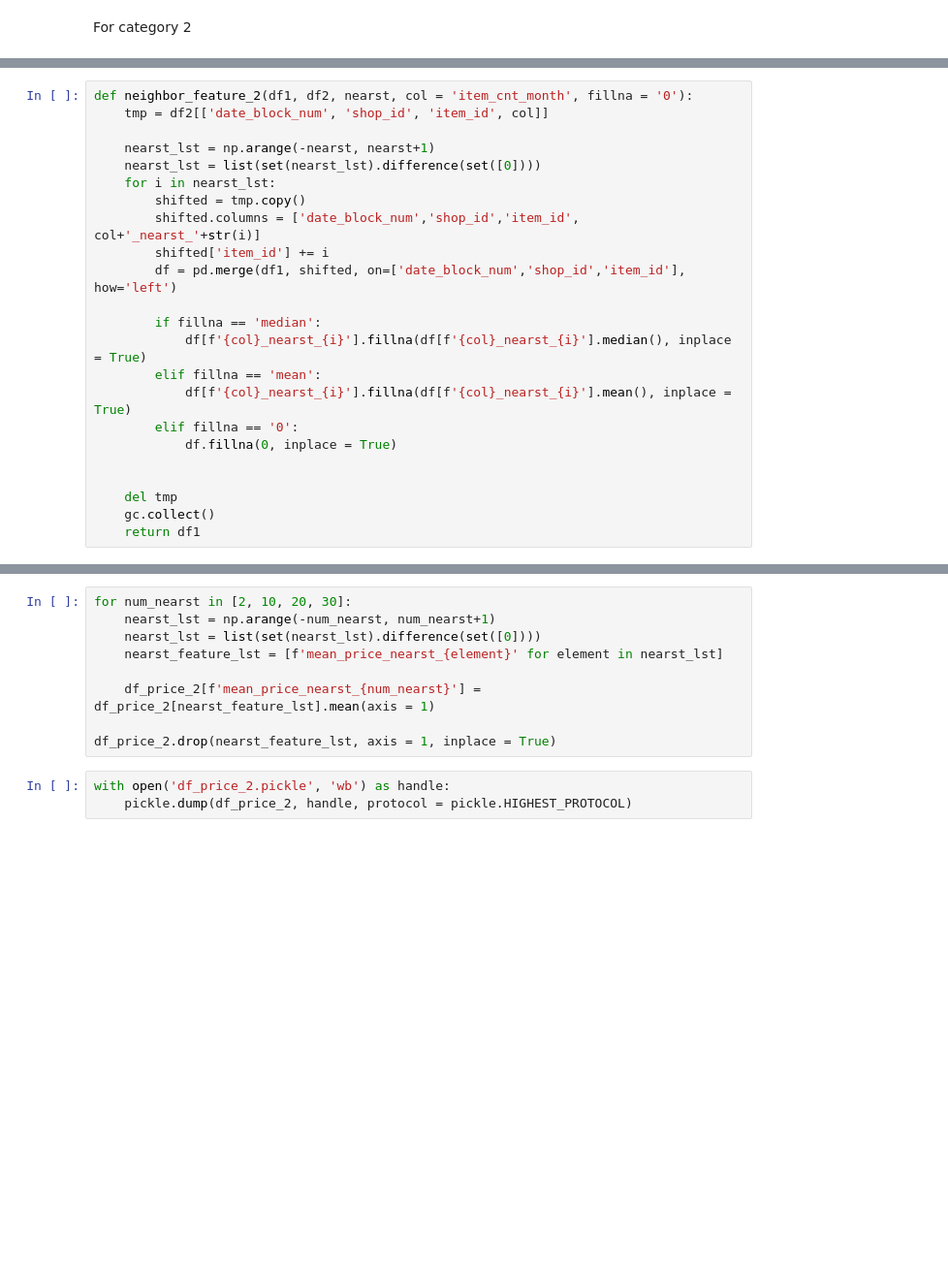
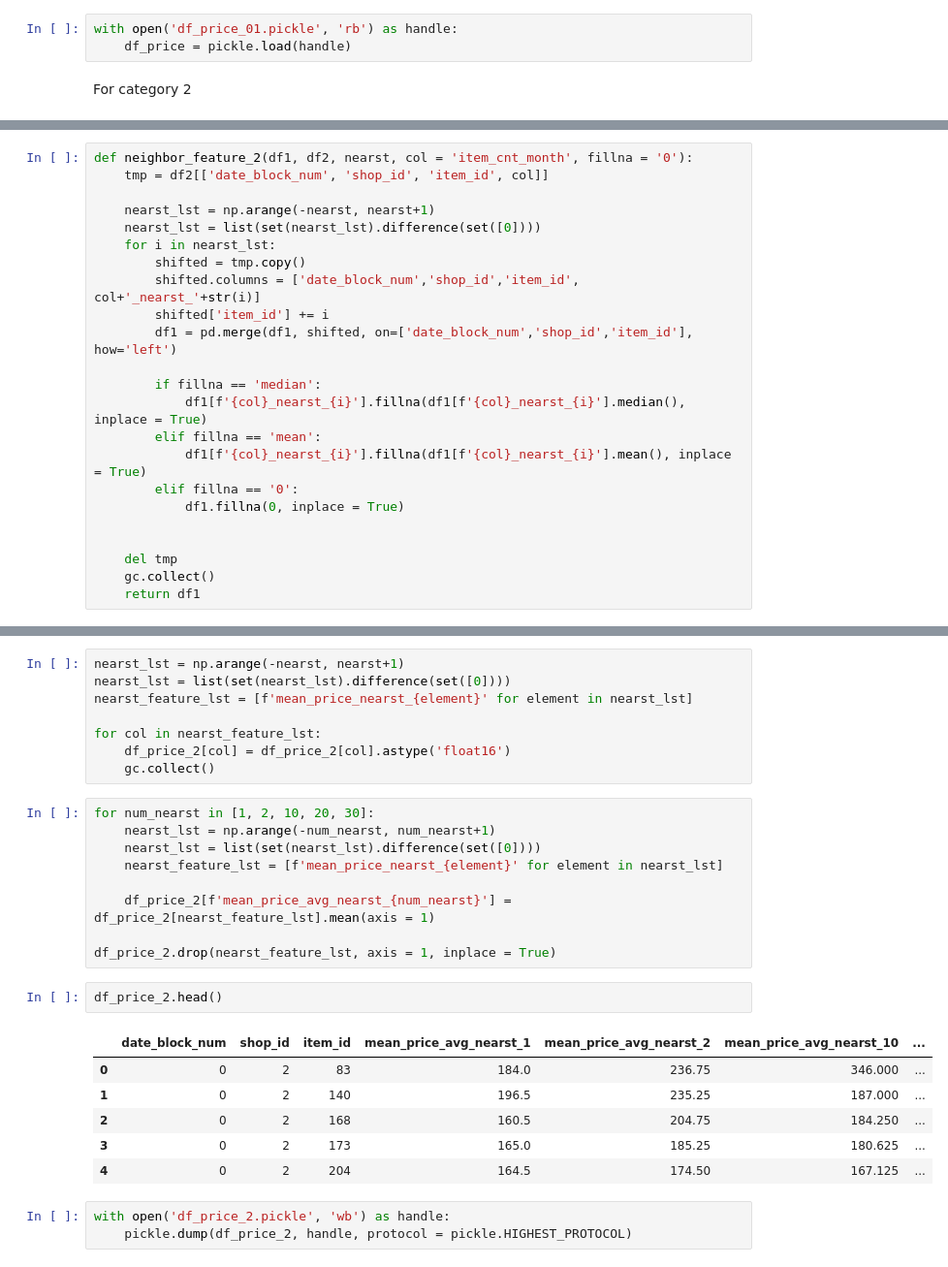
Before and after one commit to dondon1993/Predict-Future-Sales, a Jupyter notebook: df_price.ipynb, the cells around one changed output, grey strips where cells are left out. Shown at 97% size. Saved outputs shown, nothing was run; the diff lists cells and outputs as text; blank space fills up the shorter version.

```diff
--- a/df_price.ipynb
+++ b/df_price.ipynb
@@ -471,5 +477,8 @@ df_price.drop(nearst_feature_lst, axis = 1, inplace = True)
 # %%
 with open('df_price_01.pickle', 'wb') as handle:
     pickle.dump(df_price, handle, protocol = pickle.HIGHEST_PROTOCOL)
+# %%
+with open('df_price_01.pickle', 'rb') as handle:
+    df_price = pickle.load(handle)
 # %% [markdown]
 For category 2
@@ -494,14 +513,14 @@ def neighbor_feature_2(df1, df2, nearst, col = 'item_cnt_month', fillna = '0'):
         shifted = tmp.copy()
         shifted.columns = ['date_block_num','shop_id','item_id', col+'_nearst_'+str(i)]
         shifted['item_id'] += i
-        df = pd.merge(df1, shifted, on=['date_block_num','shop_id','item_id'], how='left')
+        df1 = pd.merge(df1, shifted, on=['date_block_num','shop_id','item_id'], how='left')
 
         if fillna == 'median':
-            df[f'{col}_nearst_{i}'].fillna(df[f'{col}_nearst_{i}'].median(), inplace = True)
+            df1[f'{col}_nearst_{i}'].fillna(df1[f'{col}_nearst_{i}'].median(), inplace = True)
         elif fillna == 'mean':
-            df[f'{col}_nearst_{i}'].fillna(df[f'{col}_nearst_{i}'].mean(), inplace = True)
+            df1[f'{col}_nearst_{i}'].fillna(df1[f'{col}_nearst_{i}'].mean(), inplace = True)
         elif fillna == '0':
-            df.fillna(0, inplace = True)
+            df1.fillna(0, inplace = True)
 
 
     del tmp
@@ -513,12 +538,29 @@ df_price_2 = neighbor_feature_2(df_price_2, df_price, nearst, 'mean_price', 'no'
+# %%
+nearst_lst = np.arange(-nearst, nearst+1)
+nearst_lst = list(set(nearst_lst).difference(set([0])))
+nearst_feature_lst = [f'mean_price_nearst_{element}' for element in nearst_lst]
+
+for col in nearst_feature_lst:
+    df_price_2[col] = df_price_2[col].astype('float16')
+    gc.collect()
 # %%
-for num_nearst in [2, 10, 20, 30]:
+for num_nearst in [1, 2, 10, 20, 30]:
     nearst_lst = np.arange(-num_nearst, num_nearst+1)
     nearst_lst = list(set(nearst_lst).difference(set([0])))
     nearst_feature_lst = [f'mean_price_nearst_{element}' for element in nearst_lst]
 
-    df_price_2[f'mean_price_nearst_{num_nearst}'] = df_price_2[nearst_feature_lst].mean(axis = 1)
+    df_price_2[f'mean_price_avg_nearst_{num_nearst}'] = df_price_2[nearst_feature_lst].mean(axis = 1)
 
 df_price_2.drop(nearst_feature_lst, axis = 1, inplace = True)
+# %%
+df_price_2.head()
+# %% [output]
+|  | date_block_num | shop_id | item_id | mean_price_avg_nearst_1 | mean_price_avg_nearst_2 | mean_price_avg_nearst_10 | ... |
+| 0 | 0 | 2 | 83 | 184.0 | 236.75 | 346.000 | ... |
+| 1 | 0 | 2 | 140 | 196.5 | 235.25 | 187.000 | ... |
+| 2 | 0 | 2 | 168 | 160.5 | 204.75 | 184.250 | ... |
+| 3 | 0 | 2 | 173 | 165.0 | 185.25 | 180.625 | ... |
+| 4 | 0 | 2 | 204 | 164.5 | 174.50 | 167.125 | ... |
 # %%
 with open('df_price_2.pickle', 'wb') as handle:
     pickle.dump(df_price_2, handle, protocol = pickle.HIGHEST_PROTOCOL)
```
Also changed, not shown: parts of 27 cells of this notebook.
